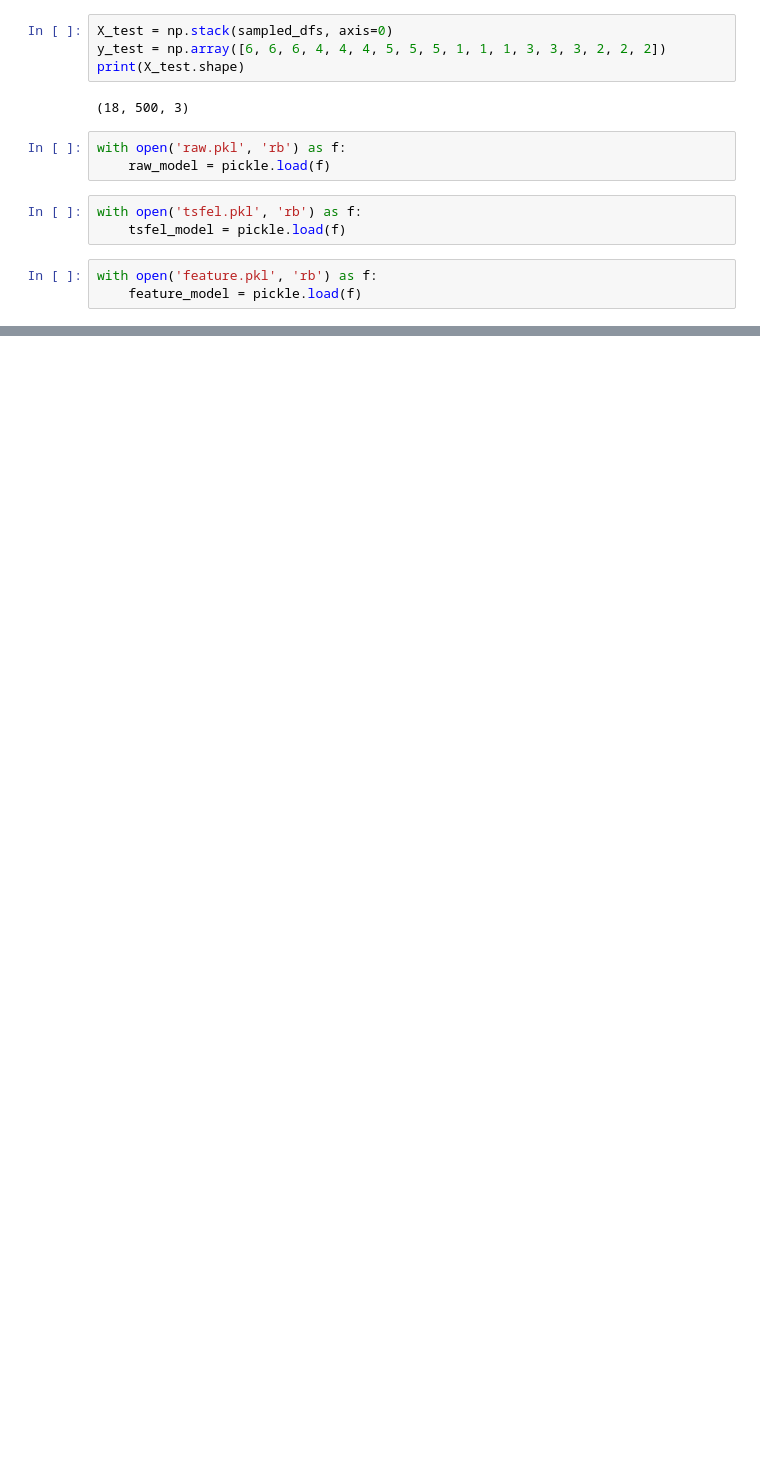
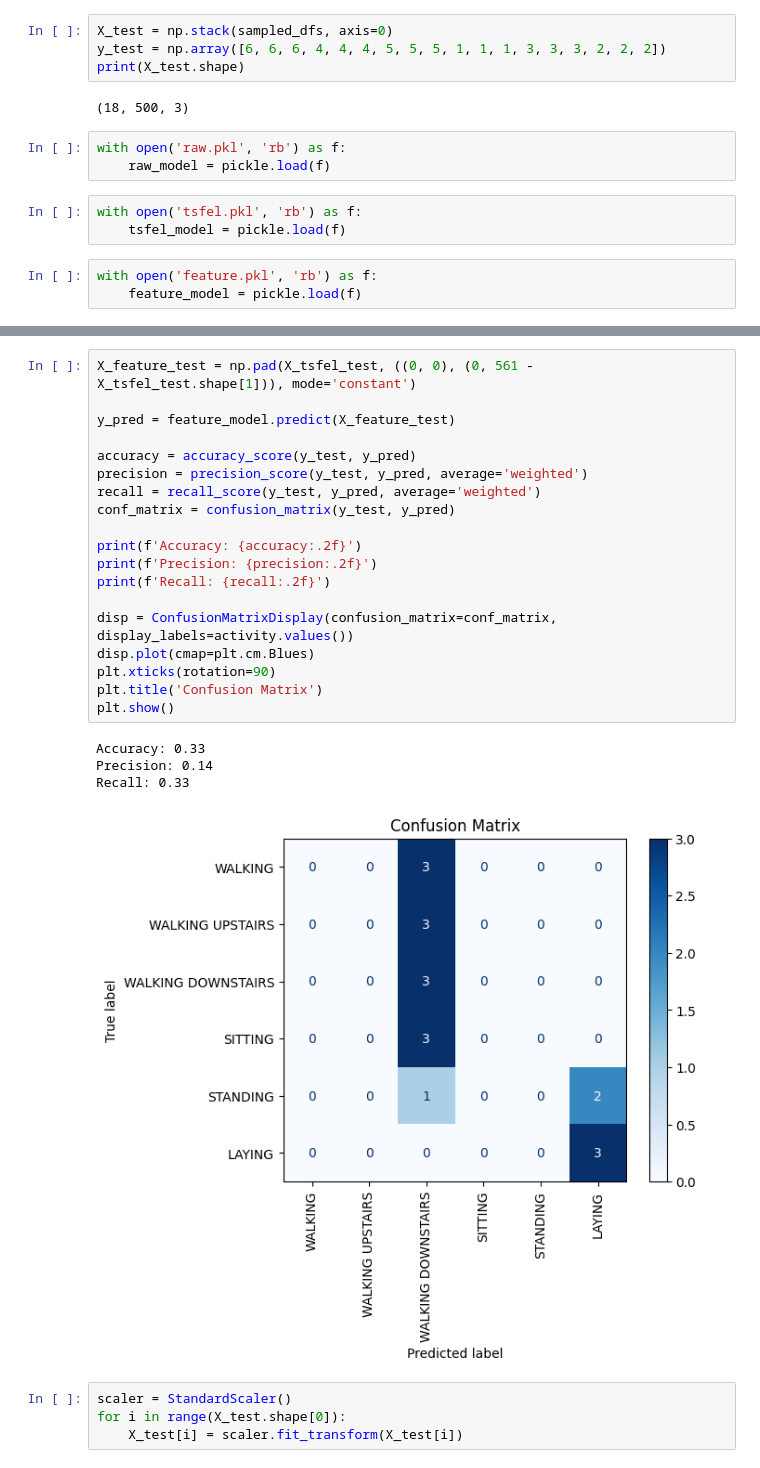
Before and after one commit to PankajGadhwal/ML-Projects, a Jupyter notebook: A1/HAR/Task4.ipynb, the cells around one changed output, grey strips where cells are left out. Saved outputs shown, nothing was run; the diff lists cells and outputs as text; blank space fills up the shorter version.

```diff
--- a/A1/HAR/Task4.ipynb
+++ b/A1/HAR/Task4.ipynb
@@ -74,0 +133,28 @@ Recall: 0.17
+# %%
+X_feature_test = np.pad(X_tsfel_test, ((0, 0), (0, 561 - X_tsfel_test.shape[1])), mode='constant')
+
+y_pred = feature_model.predict(X_feature_test)
+
+accuracy = accuracy_score(y_test, y_pred)
+precision = precision_score(y_test, y_pred, average='weighted')
+recall = recall_score(y_test, y_pred, average='weighted')
+conf_matrix = confusion_matrix(y_test, y_pred)
+
+print(f'Accuracy: {accuracy:.2f}')
+print(f'Precision: {precision:.2f}')
+print(f'Recall: {recall:.2f}')
+
+disp = ConfusionMatrixDisplay(confusion_matrix=conf_matrix, display_labels=activity.values())
+disp.plot(cmap=plt.cm.Blues)
+plt.xticks(rotation=90)
+plt.title('Confusion Matrix')
+plt.show()
+# %% [output]
+Accuracy: 0.33
+Precision: 0.14
+Recall: 0.33
+[figure, added]
+# %%
+scaler = StandardScaler()
+for i in range(X_test.shape[0]):
+    X_test[i] = scaler.fit_transform(X_test[i])
```
Also changed, not shown: parts of 7 cells of this notebook, 10 other files.
